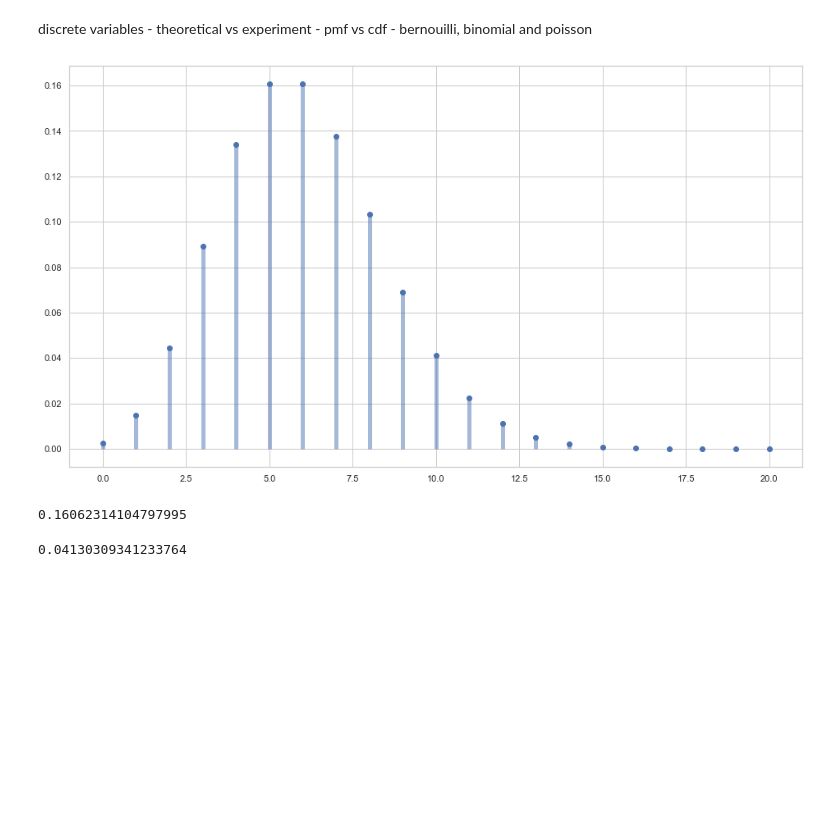
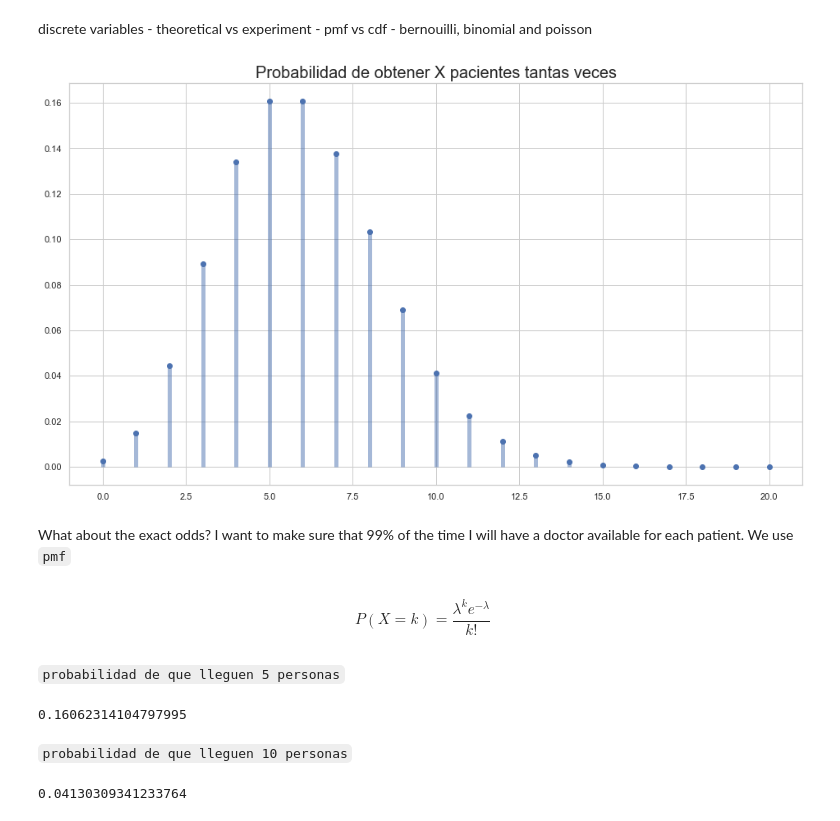
Before and after one commit to Ironhack-data-bcn-feb-2023/lectures, a Jupyter notebook: 29. Discrete distributions.ipynb, the cells around one changed output. Saved outputs shown, nothing was run; the diff lists cells and outputs as text; code cells hidden in the pictures; blank space fills up the shorter version.

```diff
--- a/29. Discrete distributions.ipynb
+++ b/29. Discrete distributions.ipynb
@@ -535,14 +545,23 @@ discrete variables
 # %%
 import numpy as np
 x = np.arange(0,21)
 plt.plot(x,  poisson(6).pmf(x), "bo")
-plt.vlines(x, 0,  poisson(6).pmf(x), colors='b', lw=5, alpha=0.5);
+plt.vlines(x, 0,  poisson(6).pmf(x), colors='b', lw=5, alpha=0.5)
+plt.title("Probabilidad de obtener X pacientes tantas veces", size=20);
 # %% [output]
-[figure, old version]
+[figure, new version]
+# %% [markdown]
+What about the exact odds? I want to make sure that 99% of the time I will have a doctor available for each patient. We use `pmf`
+# %% [markdown]
+$$P(X=k)=\frac{\lambda ^{k}e^{-\lambda }}{k!}$$
+# %% [markdown]
+`probabilidad de que lleguen 5 personas`
 # %%
 poisson(6).pmf(5)
 # %% [output]
 0.16062314104797995
+# %% [markdown]
+`probabilidad de que lleguen 10 personas`
 # %%
 poisson(6).pmf(10)
 # %% [output]
```
Also changed, not shown: parts of 117 cells of this notebook.
